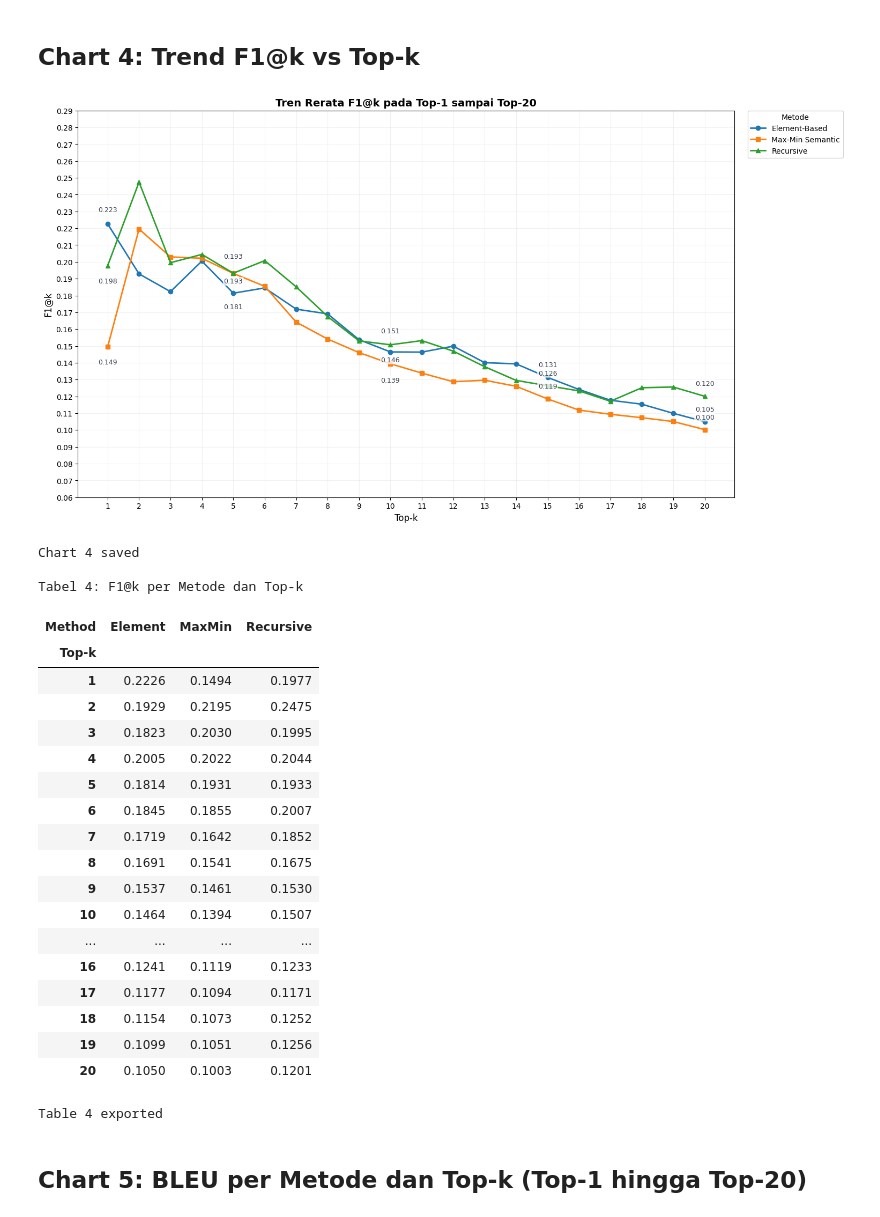
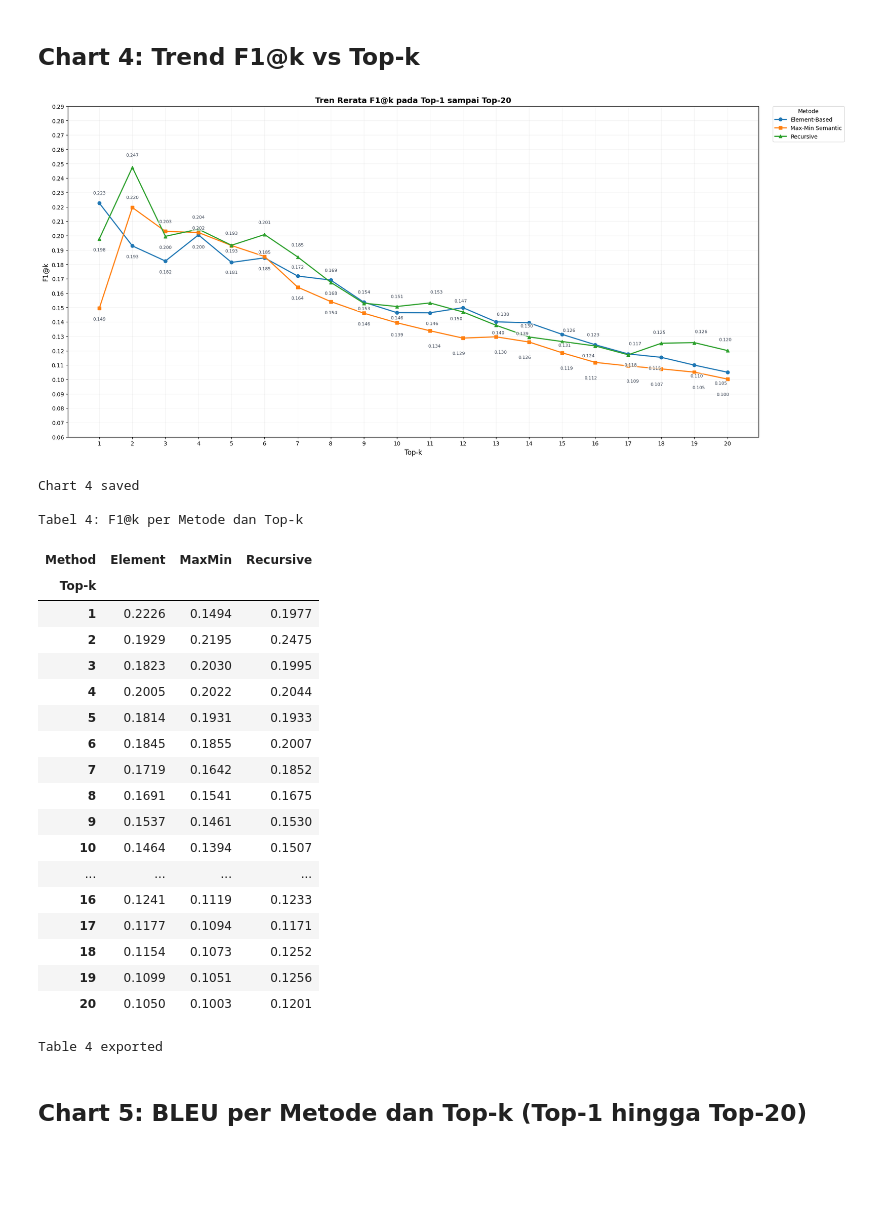
Before and after one commit to haikalthrq/rag-skripsi, a Jupyter notebook: notebooks/eval_visualization_top1-20.ipynb, the cells around one changed output. Saved outputs shown, nothing was run; the diff lists cells and outputs as text; code cells hidden in the pictures; blank space fills up the shorter version.

```diff
--- a/notebooks/eval_visualization_top1-20.ipynb
+++ b/notebooks/eval_visualization_top1-20.ipynb
@@ -354,7 +409,7 @@ Table 1 exported
 # Chart 2 + Tabel 2: Recall trend (DALAM SATU CELL)
 
 # === CHART ===
-fig, ax = plt.subplots(figsize=(15, 8), constrained_layout=True)
+fig, ax = plt.subplots(figsize=(20, 9), constrained_layout=True)
 method_display_labels = {
     'Element': 'Element-Based',
     'MaxMin': 'Max-Min Semantic',
@@ -408,9 +463,12 @@ recall_default_offsets = {
 for _, row in trend.iterrows():
     if not should_label_topk(row['top_k']):
         continue
-    x_offset, y_offset = recall_label_offsets.get(
-        (row['method_short'], int(row['top_k'])),
-        recall_default_offsets[row['method_short']]
+    x_offset, y_offset = resolve_label_offset(
+        recall_label_offsets,
+        row['method_short'],
+        row['top_k'],
+        recall_default_offsets[row['method_short']],
+        'recall'
     )
     ax.annotate(
         f"{row['recall_at_k']:.3f}",
@@ -419,9 +477,9 @@ for _, row in trend.iterrows():
         xytext=(x_offset, y_offset),
         ha='center',
         va='bottom' if y_offset >= 0 else 'top',
-        fontsize=9,
+        fontsize=8,
         color='#374151',
-        bbox=dict(boxstyle='round,pad=0.12', fc='white', ec='none', alpha=0.78)
+        bbox=dict(boxstyle='round,pad=0.10', fc='white', ec='none', alpha=0.72)
     )
 
 ax.set_xlabel('Top-k', fontsize=12)
@@ -479,11 +537,11 @@ Table 2 exported
 # Chart 3 + Tabel 3: MRR trend (DALAM SATU CELL)
 
 # === CHART ===
-fig, ax = plt.subplots(figsize=(15, 8), constrained_layout=True)
+fig, ax = plt.subplots(figsize=(20, 9), constrained_layout=True)
 for method in trend['method_short'].unique():
     subset = trend[trend['method_short'] == method]
     ax.plot(subset['top_k'], subset['mrr'], marker='s', label=method, linewidth=2)
-annotate_grouped_line_points(ax, trend, 'top_k', 'mrr', fontsize=9)
+annotate_grouped_line_points(ax, trend, 'top_k', 'mrr', fontsize=8)
 
 ax.set_xlabel('Top-k', fontsize=12)
 ax.set_ylabel('MRR', fontsize=12)
@@ -547,7 +605,7 @@ Table 3 exported
 # Chart 4 + Tabel 4: F1@k trend (DALAM SATU CELL)
 
 # === CHART ===
-fig, ax = plt.subplots(figsize=(15, 8), constrained_layout=True)
+fig, ax = plt.subplots(figsize=(20, 9), constrained_layout=True)
 method_display_labels = {
     'Element': 'Element-Based',
     'MaxMin': 'Max-Min Semantic',
@@ -606,7 +664,13 @@ f1_label_offsets = {
 for _, row in trend.iterrows():
     if not should_label_topk(row['top_k']):
         continue
-    x_offset, y_offset = f1_label_offsets.get((row['method_short'], int(row['top_k'])), (0, 12))
+    x_offset, y_offset = resolve_label_offset(
+        f1_label_offsets,
+        row['method_short'],
+        row['top_k'],
+        (0, 12),
+        'f1'
+    )
     ax.annotate(
         f"{row['f1_at_k']:.3f}",
         (row['top_k'], row['f1_at_k']),
@@ -614,43 +678,43 @@ for _, row in trend.iterrows():
         xytext=(x_offset, y_offset),
         ha='center',
         va='bottom' if y_offset >= 0 else 'top',
-        fontsize=9,
+        fontsize=8,
         color='#374151',
-        bbox=dict(boxstyle='round,pad=0.12', fc='white', ec='none', alpha=0.78)
+        bbox=dict(boxstyle='round,pad=0.10', fc='white', ec='none', alpha=0.72)
     )
 
 ax.set_xlabel('Top-k', fontsize=12)
 ax.set_ylabel('F1@k', fontsize=12)
 ax.set_title('Tren Rerata F1@k pada Top-1 sampai Top-20', fontsize=14, fontweight='bold')
 ax.legend(title='Metode', fontsize=10, loc='upper left', bbox_to_anchor=(1.02, 1), borderaxespad=0)
 ax.minorticks_off()
 ax.grid(True, which='major', axis='both', alpha=0.16, linewidth=0.8)
 ax.set_xticks(range(TOPK_MIN, TOPK_MAX + 1))
 pad_y_axis(ax, trend['f1_at_k'], pad_ratio=0.25)
 f1_y_top = np.ceil(ax.get_ylim()[1] * 100) / 100
 f1_y_bottom = np.floor(ax.get_ylim()[0] * 100) / 100
 f1_yticks = np.round(np.arange(f1_y_bottom, f1_y_top + 0.001, 0.01), 2)
 ax.set_yticks(f1_yticks)
 ax.set_yticklabels([f'{tick:.2f}' for tick in f1_yticks])
 
 plt.savefig(FIG_DIR / 'chart4_f1_trend.png', dpi=300, bbox_inches='tight', pad_inches=0.3)
 plt.show()
 print('Chart 4 saved')
 
 # === TABEL (TEPAT DI BAWAH CHART) ===
 table4 = (
     trend.pivot(index='top_k', columns='method_short', values='f1_at_k')
     .rename_axis(index='Top-k', columns='Method')
 )
 print('\nTabel 4: F1@k per Metode dan Top-k')
 styled_table4 = format_metric_table(table4, axis=1)
 display(styled_table4)
 
 # Export CSV
 table4.to_csv(FIG_DIR / 'table4_f1_trend.csv')
 print('Table 4 exported')
 # %% [output]
-[figure, old version]
+[figure, new version]
 Chart 4 saved
 
 Tabel 4: F1@k per Metode dan Top-k
```
Also changed, not shown: parts of 6 cells of this notebook, 22 other files.
